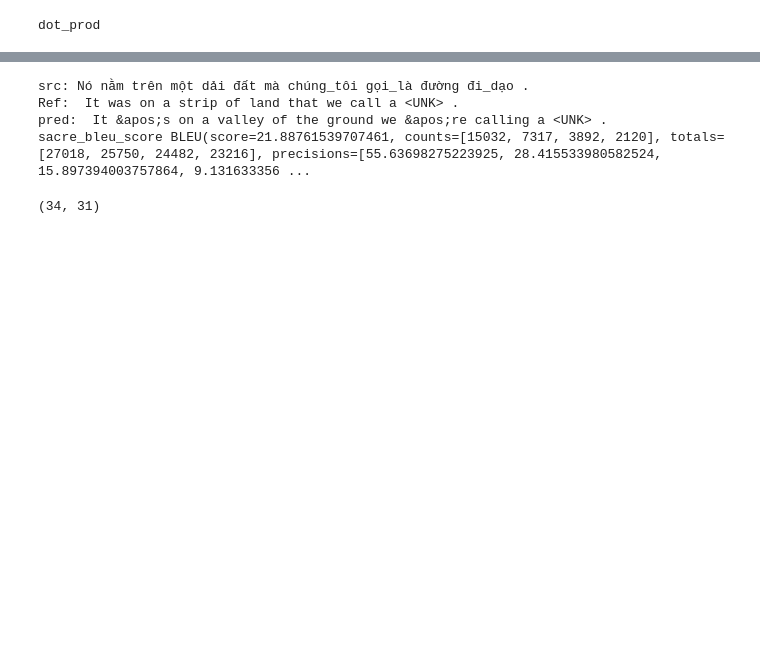
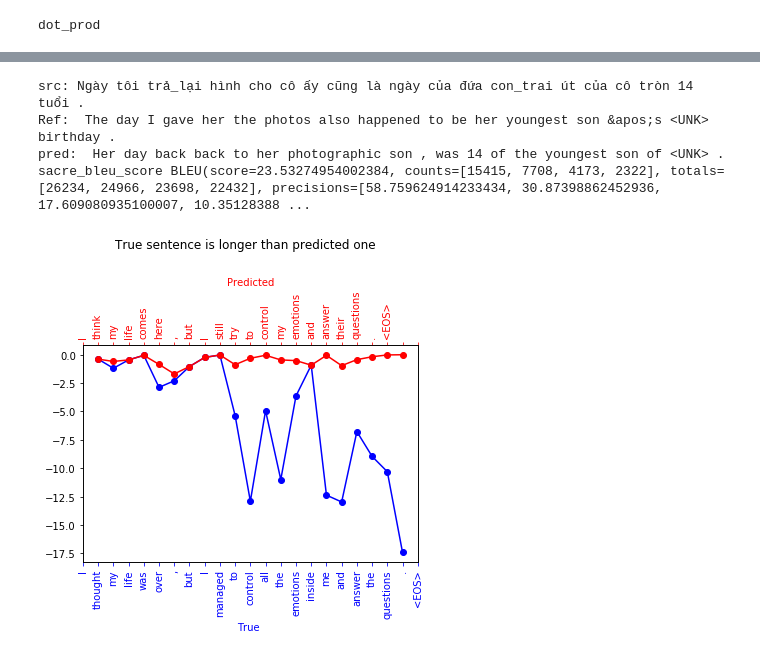
Before and after one commit to YvesWang/Machine_Translation_NLP, a Jupyter notebook: Visulization.ipynb, the cells around one changed output, grey strips where cells are left out. Cells and saved outputs as stored; diff of their text form; code cells hidden in the pictures; blank space fills up the shorter version.

Commit message:
plot

```diff
--- a/Visulization.ipynb
+++ b/Visulization.ipynb
@@ -42,6 +42,7 @@ learning_rate = paras['learning_rate']
 num_epochs = paras['num_epochs']
 batch_size = paras['batch_size']
 attention_type = paras['attention_type']
+rnn_type = 'LSTM'
 beam_size = paras['beam_size']
 model_save_info = paras['model_save_info']
 dropout_rate = paras['dropout_rate']
@@ -108,11 +109,11 @@ finish
 finish
 # %%
 if paras["attention_type"]:
-    encoder = EncoderRNN(srcLang.vocab_size, emb_size, hidden_size, num_layers, num_direction, deal_bi, embedding_weight = None, dropout_rate = dropout_rate)
-    decoder = DecoderAtten(emb_size, hidden_size, tgtLang.vocab_size, num_layers, embedding_weight = None, atten_type = attention_type, dropout_rate = dropout_rate)
+    encoder = EncoderRNN(srcLang.vocab_size, emb_size, hidden_size, num_layers, num_direction, deal_bi, rnn_type = rnn_type, embedding_weight = None, dropout_rate = dropout_rate)
+    decoder = DecoderAtten(emb_size, hidden_size, tgtLang.vocab_size, num_layers, rnn_type = rnn_type, embedding_weight = None, atten_type = attention_type, dropout_rate = dropout_rate)
 else:
-    encoder = EncoderRNN(srcLang.vocab_size, emb_size,hidden_size, num_layers, num_direction, deal_bi, embedding_weight = None, dropout_rate = dropout_rate)
-    decoder = DecoderRNN(emb_size, hidden_size, tgtLang.vocab_size, num_layers, embedding_weight = None, dropout_rate = dropout_rate)
+    encoder = EncoderRNN(srcLang.vocab_size, emb_size,hidden_size, num_layers, num_direction, deal_bi, rnn_type = rnn_type, embedding_weight = None, dropout_rate = dropout_rate)
+    decoder = DecoderRNN(emb_size, hidden_size, tgtLang.vocab_size, num_layers, rnn_type = rnn_type, embedding_weight = None, dropout_rate = dropout_rate)
 # %% [output]
 dot_prod
 # %%
@@ -150,25 +154,29 @@ def visulization(loader, encoder, decoder, tgt_max_length, tgt_idx2words, src_id
     src_sents = []
     atten_weight_list = []
     true_prob_list = []
+    pred_prob_list = []
     with torch.no_grad():
         for input_tensor, input_lengths, target_tensor, target_lengths in loader:
             atten_weights = []
             true_prob = []
+            pred_prob = []
             batch_size = input_tensor.size(0)
-            encoder_hidden = encoder.initHidden(batch_size)
-            encoder_outputs, encoder_hidden = encoder(input_tensor, encoder_hidden, input_lengths)
+            encoder_hidden, encoder_cell = encoder.initHidden(batch_size)
+            encoder_outputs, encoder_hidden, encoder_cell = encoder(input_tensor, encoder_hidden, input_lengths, encoder_cell)
             decoder_input = torch.tensor([[SOS_token]*batch_size], device=device).transpose(0,1)
             decoder_hidden = encoder_hidden
+            decoder_cell = encoder_cell
             decoding_token_index = 0
             target_lengths_numpy = target_lengths.cpu().numpy()
             idx_token_pred = np.zeros((batch_size, tgt_max_length), dtype=np.int)
             while decoding_token_index < tgt_max_length:
-                decoder_output, decoder_hidden, weight = decoder(decoder_input, decoder_hidden, input_lengths, encoder_outputs)
+                decoder_output, decoder_hidden, weight,decoder_cell = decoder(decoder_input, decoder_hidden, input_lengths, encoder_outputs,decoder_cell)
                 if decoding_token_index < target_tensor.size(1):
                     true_index = target_tensor[0,decoding_token_index].cpu().item()
                     true_prob.append(decoder_output[0,true_index])
                 atten_weights.append(np.array(weight.squeeze(0).squeeze(0)))
                 topv, topi = decoder_output.topk(1)
+                pred_prob.append(topv.detach().squeeze().cpu().item())
                 decoder_input = topi.detach()  # detach from history as input
                 idx_token_pred_step = decoder_input.cpu().squeeze(1).numpy()
                 idx_token_pred[:, decoding_token_index] = idx_token_pred_step
@@ -177,6 +185,7 @@ def visulization(loader, encoder, decoder, tgt_max_length, tgt_idx2words, src_id
                 sent_not_end_index = list(np.where(end_or_not)[0])
                 if len(sent_not_end_index) == 0:
                     break
+            pred_prob_list.append(pred_prob)
             true_prob_list.append(true_prob)
             atten_weight_list.append(atten_weights)
             target_tensor_numpy = target_tensor.cpu().numpy()
@@ -196,11 +205,11 @@ def visulization(loader, encoder, decoder, tgt_max_length, tgt_idx2words, src_id
         print('Ref: ', tgt_sents_sacre[random_sample])
         print('pred: ', tgt_pred_sents_sacre[random_sample])
         print('sacre_bleu_score',sacre_bleu_score)
-    return src_sents, tgt_sents_sacre, tgt_pred_sents_sacre, atten_weight_list,true_prob_list
+    return src_sents, tgt_sents_sacre, tgt_pred_sents_sacre, atten_weight_list,true_prob_list,pred_prob_list
 # %%
-src_sents, tgt_sents_sacre, tgt_pred_sents_sacre, atten_weight_list,true_prob_list = visulization(val_loader, encoder, decoder, tgt_max_len, tgtLang.index2word, srcLang.index2word)
+src_sents, tgt_sents_sacre, tgt_pred_sents_sacre, atten_weight_list,true_prob_list,pred_prob_list = visulization(val_loader, encoder, decoder, tgt_max_len, tgtLang.index2word, srcLang.index2word)
 # %% [output]
-src: Nó nằm trên một dải đất mà chúng_tôi gọi_là đường đi_dạo .
-Ref:  It was on a strip of land that we call a <UNK> .
-pred:  It &apos;s on a valley of the ground we &apos;re calling a <UNK> .
-sacre_bleu_score BLEU(score=21.88761539707461, counts=[15032, 7317, 3892, 2120], totals=[27018, 25750, 24482, 23216], precisions=[55.63698275223925, 28.415533980582524, 15.897394003757864, 9.131633356 ...
+src: Ngày tôi trả_lại hình cho cô ấy cũng là ngày của đứa con_trai út của cô tròn 14 tuổi .
+Ref:  The day I gave her the photos also happened to be her youngest son &apos;s <UNK> birthday .
+pred:  Her day back back to her photographic son , was 14 of the youngest son of <UNK> .
+sacre_bleu_score BLEU(score=23.53274954002384, counts=[15415, 7708, 4173, 2322], totals=[26234, 24966, 23698, 22432], precisions=[58.759624914233434, 30.87398862452936, 17.609080935100007, 10.35128388 ...
@@ -209,4 +216,23 @@ aaa = np.array(atten_weight_list[0])
-# %%
-aaa.shape
-# %% [output]
-(34, 31)
+# %%
+#true 长
+fig, ax2 = plt.subplots()
+ax1 = ax2.twiny()
+
+idx = 33
+ax1.plot(pred_prob_list[idx],'ro')
+ax1.plot(pred_prob_list[idx],'r')
+ax1.set_xticklabels([' '] + tgt_pred_sents_sacre[idx].split(' ') +['<EOS>'], rotation=90)
+ax1.xaxis.set_major_locator(ticker.MultipleLocator(1))
+ax1.set_xlabel('Predicted', color='r')
+ax1.tick_params('x', colors='r')
+
+ax2.plot(np.array(true_prob_list[idx]),'b')
+ax2.plot(np.array(true_prob_list[idx]),'bo')
+ax2.set_xticklabels([' '] + tgt_sents_sacre[idx].split(' ')  +['<EOS>'], rotation=90)
+ax2.xaxis.set_major_locator(ticker.MultipleLocator(1))
+ax2.set_xlabel('True ', color='b')
+ax2.tick_params('x', colors='b')
+plt.suptitle("True sentence is longer than predicted one", y=1.25)
+plt.show()
+# %% [output]
+[figure, added]
```
Also changed, not shown: parts of 24 cells of this notebook.
